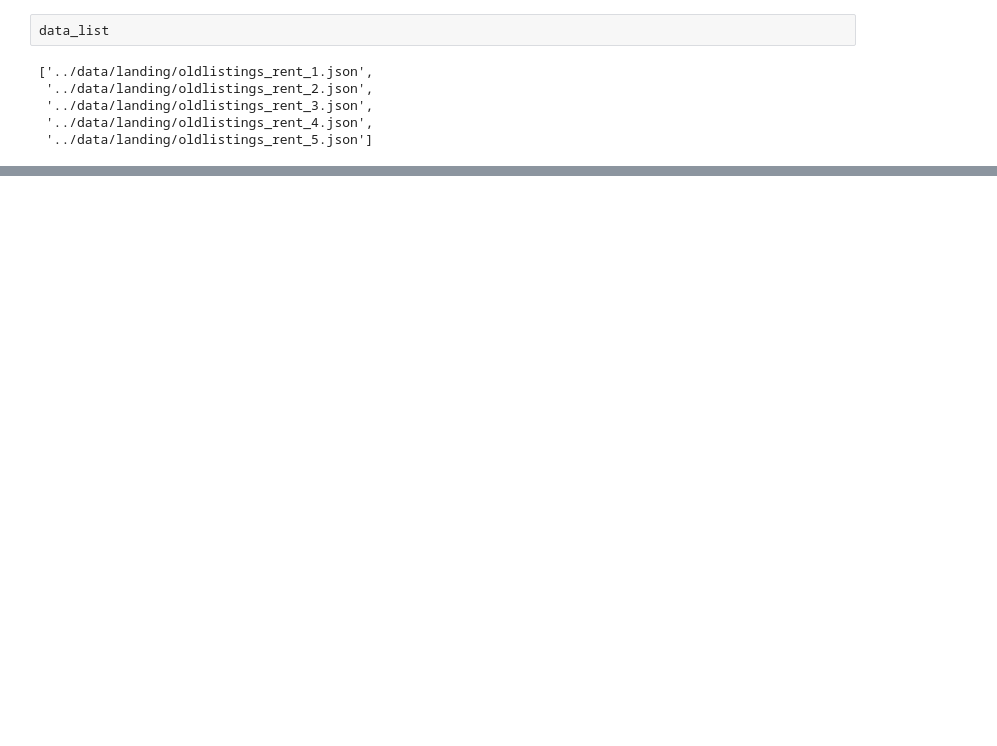
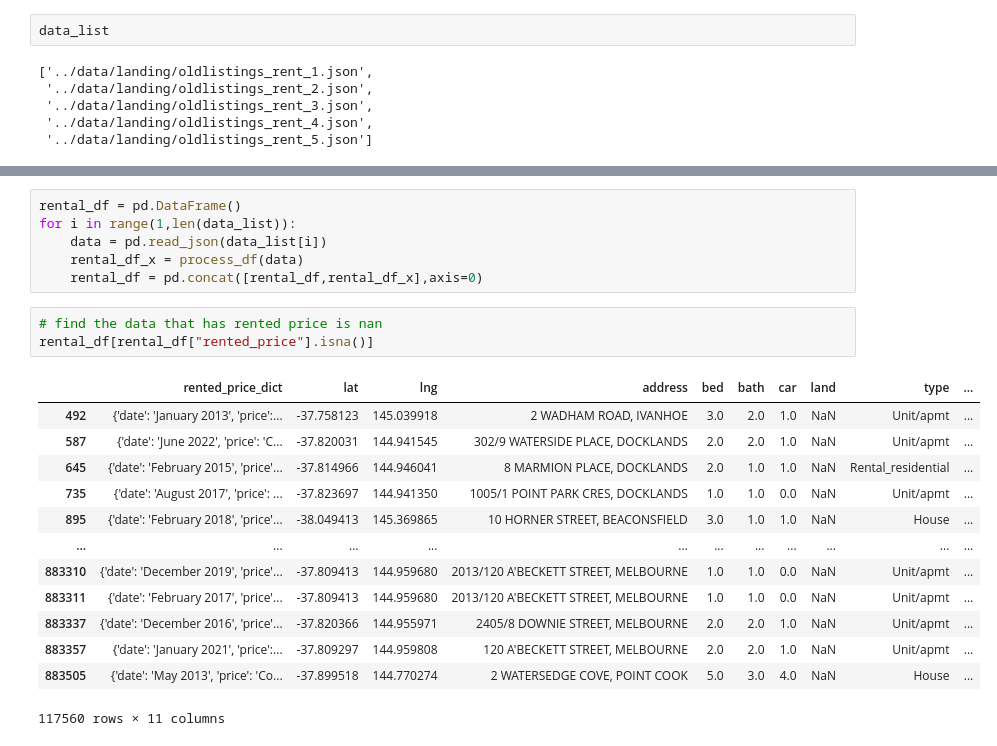
Before and after one commit to MAST30034-AppliedDataScience/project-2-group-real-estate-industry-project-2, a Jupyter notebook: notebooks/testing_preprocessing.ipynb, the cells around one changed output, grey strips where cells are left out. Saved outputs shown, nothing was run; the diff lists cells and outputs as text; blank space fills up the shorter version.

```diff
--- a/notebooks/testing_preprocessing.ipynb
+++ b/notebooks/testing_preprocessing.ipynb
@@ -126,0 +102,23 @@ For example, when doing 'df[col].method(value, inplace=True)', try using 'df.met
+# %%
+rental_df = pd.DataFrame()
+for i in range(1,len(data_list)):
+    data = pd.read_json(data_list[i])
+    rental_df_x = process_df(data)
+    rental_df = pd.concat([rental_df,rental_df_x],axis=0)
+# %%
+# find the data that has rented price is nan
+rental_df[rental_df["rented_price"].isna()]
+# %% [output]
+|  | rented_price_dict | lat | lng | address | bed | bath | car | land | type | ... |
+| 492 | {'date': 'January 2013', 'price':... | -37.758123 | 145.039918 | 2 WADHAM ROAD, IVANHOE | 3.0 | 2.0 | 1.0 | NaN | Unit/apmt | ... |
+| 587 | {'date': 'June 2022', 'price': 'C... | -37.820031 | 144.941545 | 302/9 WATERSIDE PLACE, DOCKLANDS | 2.0 | 2.0 | 1.0 | NaN | Unit/apmt | ... |
+| 645 | {'date': 'February 2015', 'price'... | -37.814966 | 144.946041 | 8 MARMION PLACE, DOCKLANDS | 2.0 | 1.0 | 1.0 | NaN | Rental_residential | ... |
+| 735 | {'date': 'August 2017', 'price': ... | -37.823697 | 144.941350 | 1005/1 POINT PARK CRES, DOCKLANDS | 1.0 | 1.0 | 0.0 | NaN | Unit/apmt | ... |
+| 895 | {'date': 'February 2018', 'price'... | -38.049413 | 145.369865 | 10 HORNER STREET, BEACONSFIELD | 3.0 | 1.0 | 1.0 | NaN | House | ... |
+| ... | ... | ... | ... | ... | ... | ... | ... | ... | ... | ... |
+| 883310 | {'date': 'December 2019', 'price'... | -37.809413 | 144.959680 | 2013/120 A'BECKETT STREET, MELBOURNE | 1.0 | 1.0 | 0.0 | NaN | Unit/apmt | ... |
+| 883311 | {'date': 'February 2017', 'price'... | -37.809413 | 144.959680 | 2013/120 A'BECKETT STREET, MELBOURNE | 1.0 | 1.0 | 0.0 | NaN | Unit/apmt | ... |
+| 883337 | {'date': 'December 2016', 'price'... | -37.820366 | 144.955971 | 2405/8 DOWNIE STREET, MELBOURNE | 2.0 | 2.0 | 1.0 | NaN | Unit/apmt | ... |
+| 883357 | {'date': 'January 2021', 'price':... | -37.809297 | 144.959808 | 120 A'BECKETT STREET, MELBOURNE | 2.0 | 2.0 | 1.0 | NaN | Unit/apmt | ... |
+| 883505 | {'date': 'May 2013', 'price': 'Co... | -37.899518 | 144.770274 | 2 WATERSEDGE COVE, POINT COOK | 5.0 | 3.0 | 4.0 | NaN | House | ... |
+117560 rows × 11 columns
```
Also changed, not shown: parts of 35 cells of this notebook, 2 other files.
